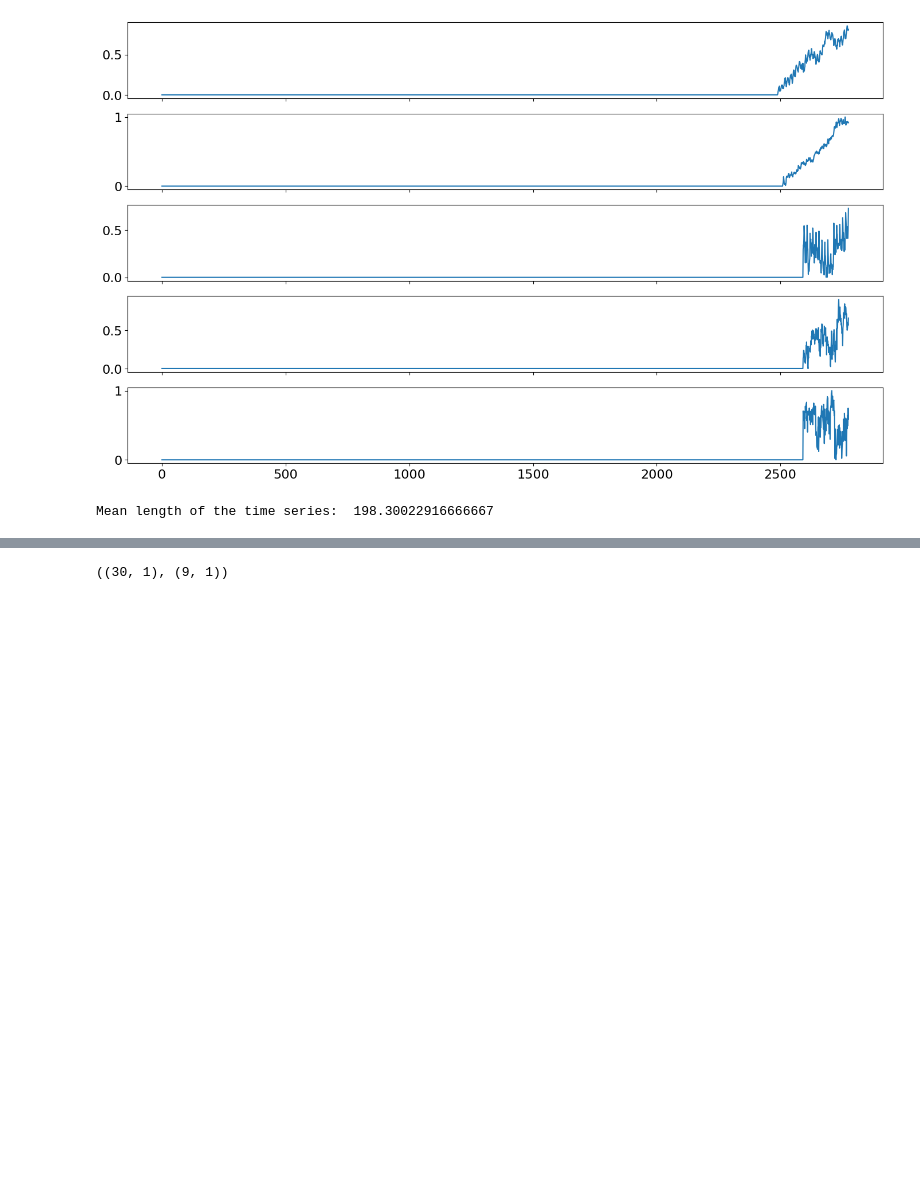
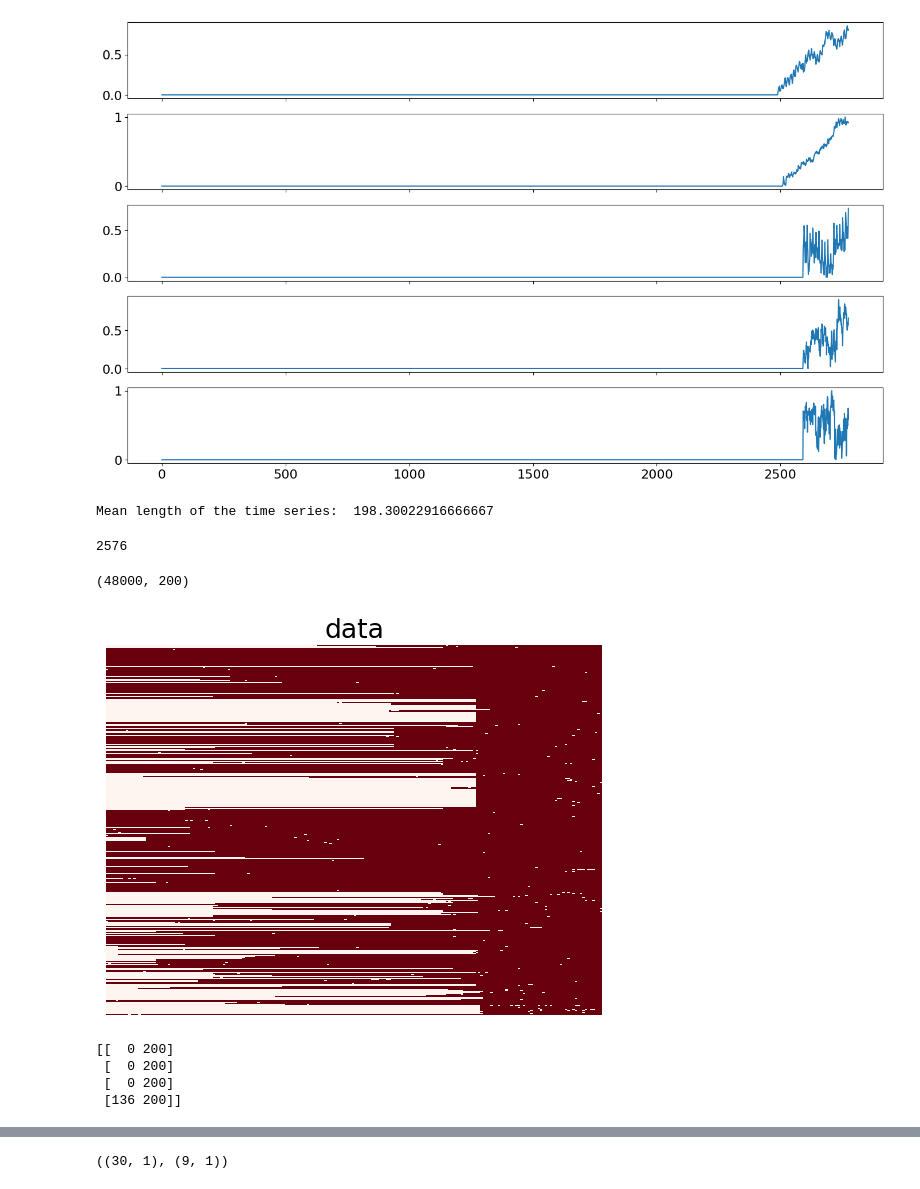
Before and after one commit to davide-gurrieri/timeseries-forecasting, a Jupyter notebook: main.ipynb, the cells around one changed output, grey strips where cells are left out. Saved outputs shown, nothing was run; the diff lists cells and outputs as text; code cells hidden in the pictures; blank space fills up the shorter version.

```diff
--- a/main.ipynb
+++ b/main.ipynb
@@ -186,12 +186,30 @@ print("Mean length of the time series: ", mean_len)
 # %% [output]
 Mean length of the time series:  198.30022916666667
+# %%
+len(data[0]) - N_TIME_STAMPS
+# %% [output]
+2576
 # %%
 # cut the data
 if CUT:
-    data = data[:,-N_TIME_STAMPS:]
+    start_time_index = len(data[0]) - N_TIME_STAMPS
+    data = data[:,start_time_index:]
+    valid_periods = valid_periods - start_time_index
+    # set each element of  valid_periods[:,0] to 0 if it is negative
+    valid_periods[:,0] = np.maximum(valid_periods[:,0], 0)
     if PLOT:
         plot_matrix(data)
-    data.shape
+    print(data.shape)
+# %% [output]
+(48000, 200)
+[figure, added]
+# %%
+print(valid_periods[0:4,])
+# %% [output]
+[[  0 200]
+ [  0 200]
+ [  0 200]
+ [136 200]]
 # %%
 # convert the data to a pandas dataframe
 data = pd.DataFrame(data)
```
Also changed, not shown: parts of 7 cells of this notebook.
